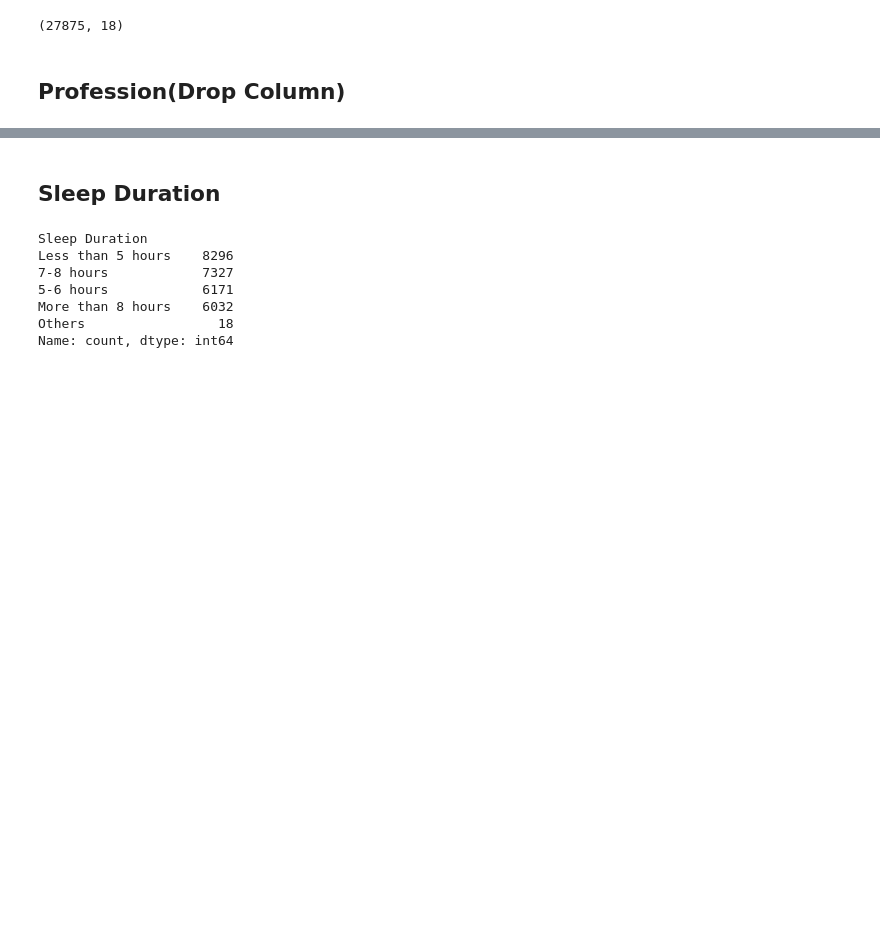
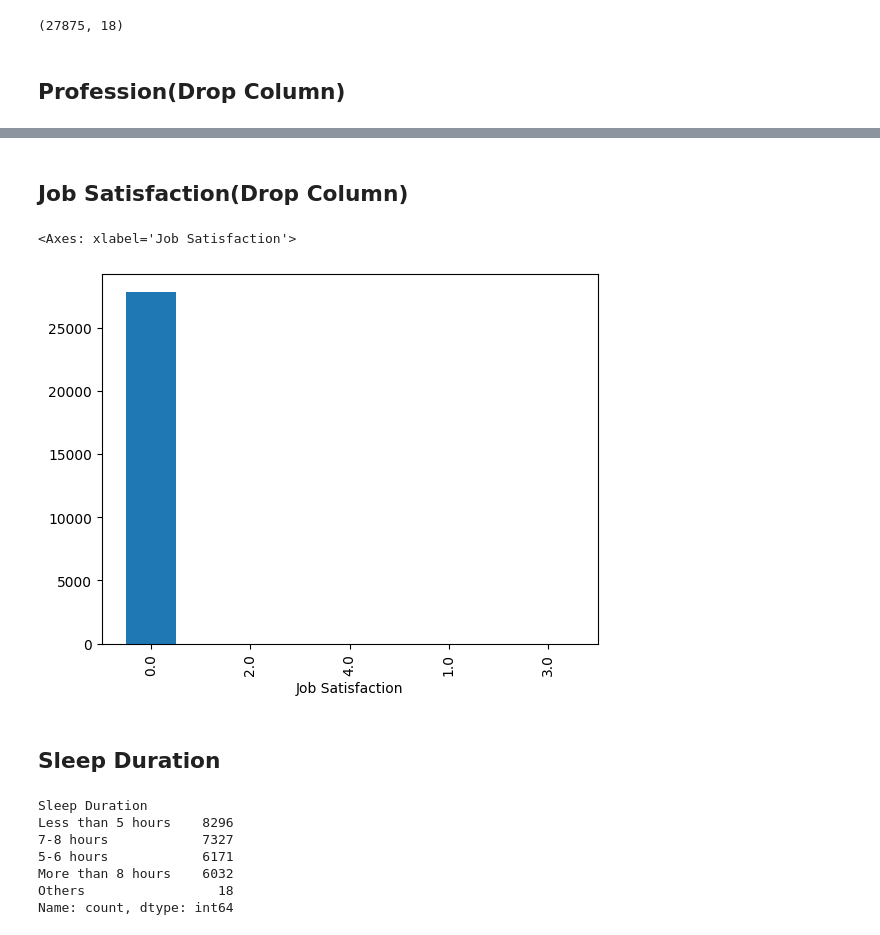
Before and after one commit to smendes2901/Student-Depression-Classification, a Jupyter notebook: EDA.ipynb, the cells around one changed output, grey strips where cells are left out. Cells and saved outputs as stored; diff of their text form; code cells hidden in the pictures; blank space fills up the shorter version.

```diff
--- a/EDA.ipynb
+++ b/EDA.ipynb
@@ -70,5 +100,12 @@ Name: count, dtype: int64
 # %%
 data = data[data["Profession"]=="Student"]
+# %% [markdown]
+## Job Satisfaction(Drop Column)
+# %%
+data["Job Satisfaction"].value_counts().plot(kind="bar")
+# %% [output]
+<Axes: xlabel='Job Satisfaction'>
+[figure, added]
 # %% [markdown]
 ## Sleep Duration
 # %%
```
Also changed, not shown: parts of 9 cells of this notebook.
